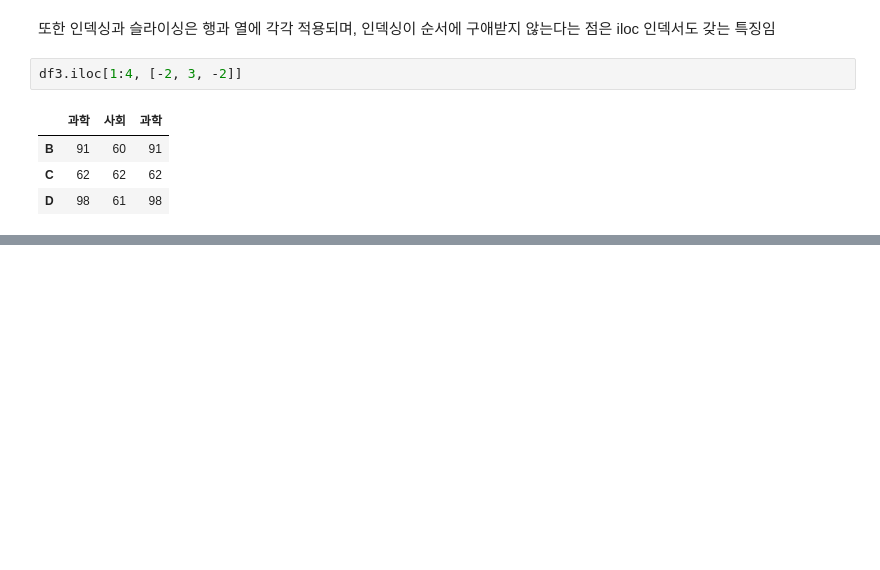
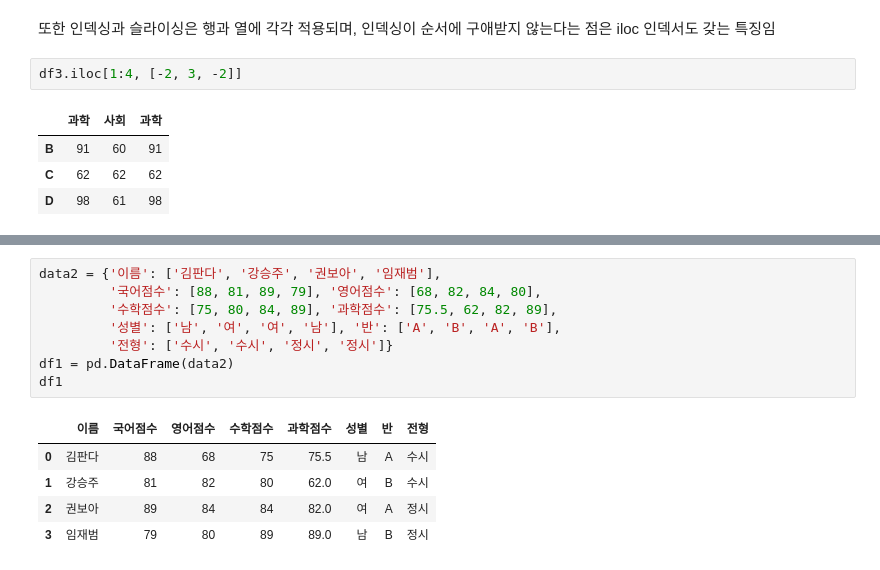
Before and after one commit to dhkim9963/python-base, a Jupyter notebook: pandas_1.ipynb, the cells around one changed output, grey strips where cells are left out. Cells and saved outputs as stored; diff of their text form; blank space fills up the shorter version.

```diff
--- a/pandas_1.ipynb
+++ b/pandas_1.ipynb
@@ -972,0 +1015,14 @@ df3.iloc[1:4, [-2, 3, -2]]
+# %%
+data2 = {'이름': ['김판다', '강승주', '권보아', '임재범'],
+         '국어점수': [88, 81, 89, 79], '영어점수': [68, 82, 84, 80],
+         '수학점수': [75, 80, 84, 89], '과학점수': [75.5, 62, 82, 89],
+         '성별': ['남', '여', '여', '남'], '반': ['A', 'B', 'A', 'B'],
+         '전형': ['수시', '수시', '정시', '정시']}
+df1 = pd.DataFrame(data2)
+df1
+# %% [output]
+|  | 이름 | 국어점수 | 영어점수 | 수학점수 | 과학점수 | 성별 | 반 | 전형 |
+| 0 | 김판다 | 88 | 68 | 75 | 75.5 | 남 | A | 수시 |
+| 1 | 강승주 | 81 | 82 | 80 | 62.0 | 여 | B | 수시 |
+| 2 | 권보아 | 89 | 84 | 84 | 82.0 | 여 | A | 정시 |
+| 3 | 임재범 | 79 | 80 | 89 | 89.0 | 남 | B | 정시 |
```
Also changed, not shown: parts of 294 cells of this notebook.
